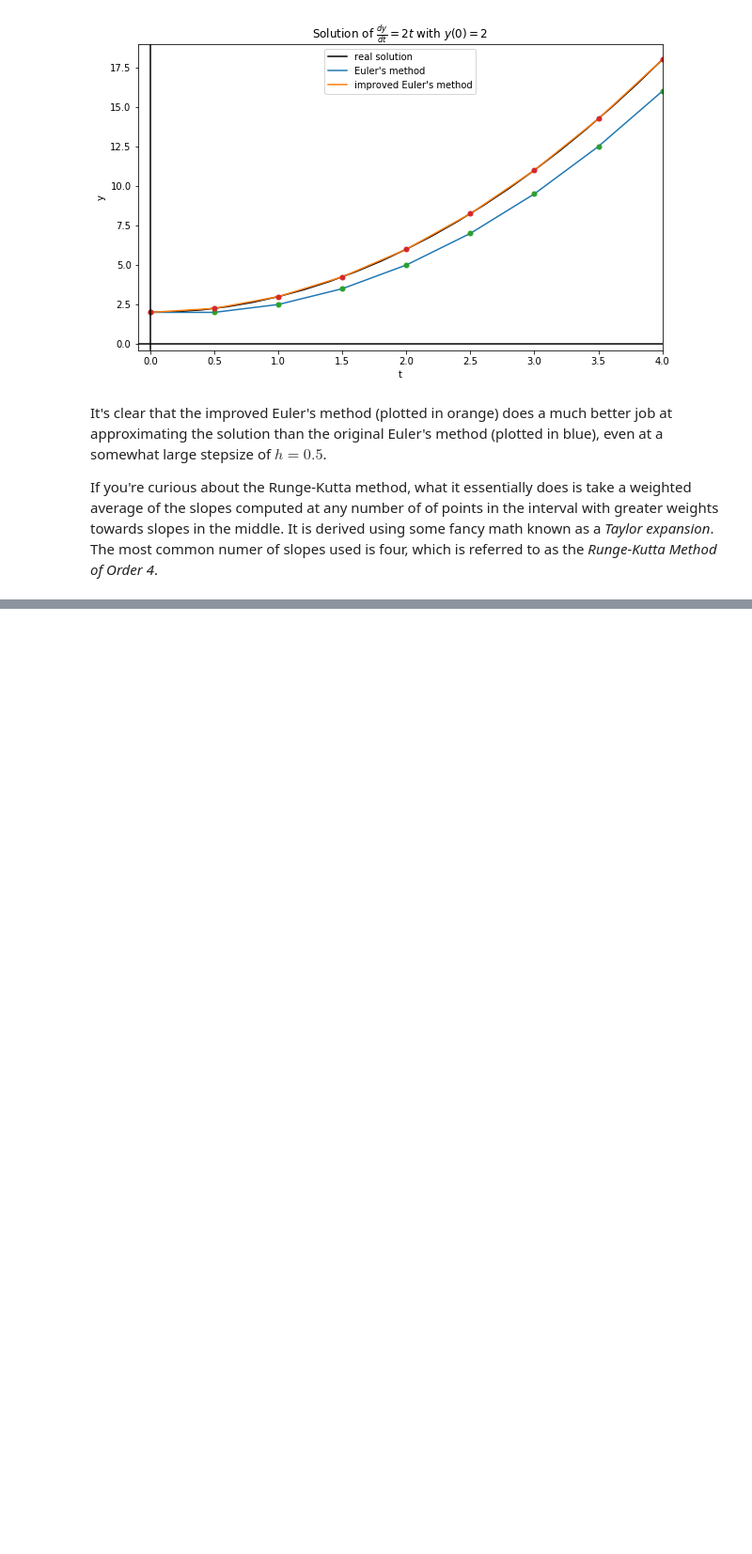
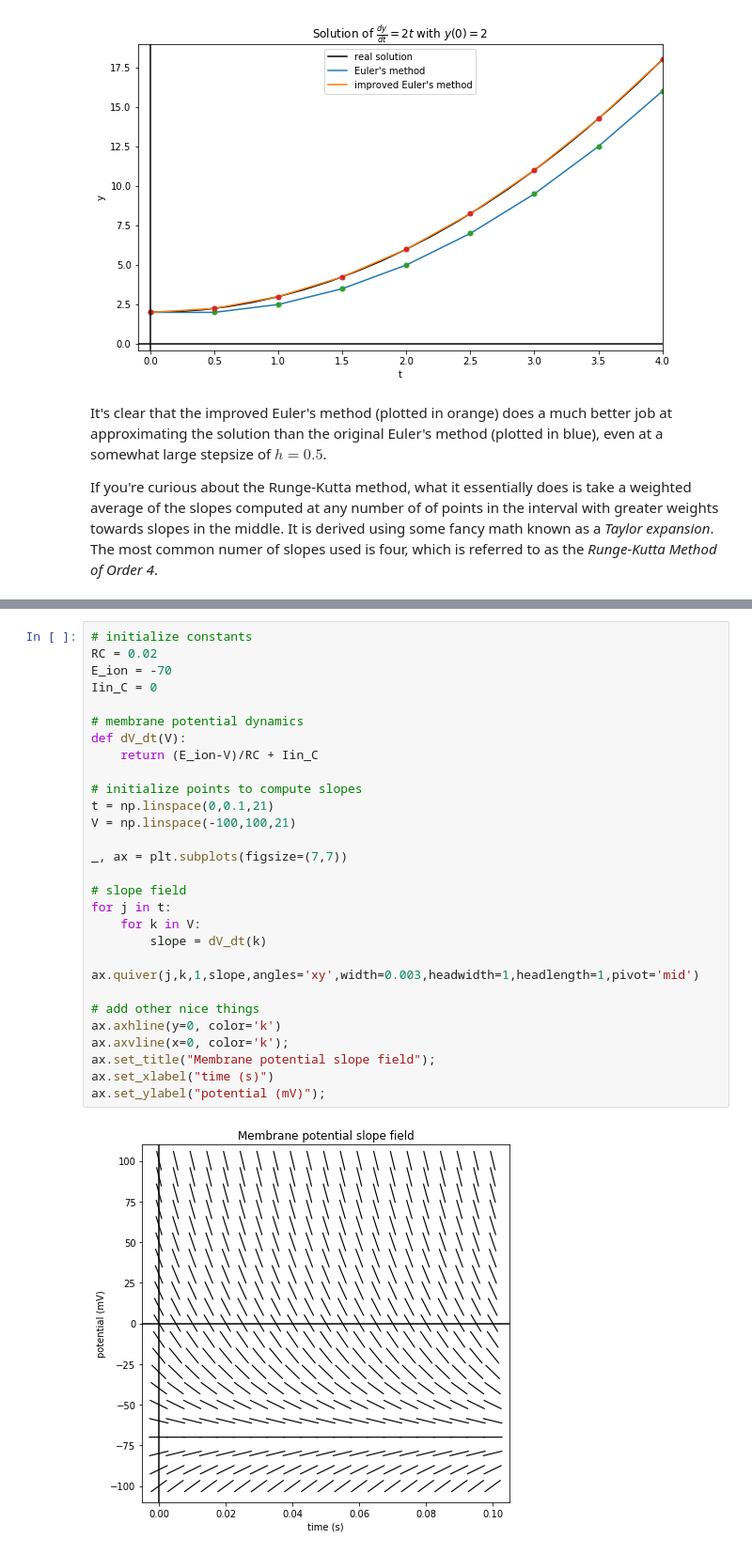
Before and after one commit to PrincetonUniversity/pni_bootcamp_2020, a Jupyter notebook: Module04_CalcDiffEQ/Day02_DiffEQ_Lecture.ipynb, the cells around one changed output, grey strips where cells are left out. Shown at 94% size. Drawn from its saved outputs; the diff is of its cells as text; blank space fills up the shorter version.

```diff
--- a/Module04_CalcDiffEQ/Day02_DiffEQ_Lecture.ipynb
+++ b/Module04_CalcDiffEQ/Day02_DiffEQ_Lecture.ipynb
@@ -426,0 +412,30 @@ Things to lead into:
+# %%
+# initialize constants
+RC = 0.02
+E_ion = -70
+Iin_C = 0
+
+# membrane potential dynamics
+def dV_dt(V):
+    return (E_ion-V)/RC + Iin_C
+
+# initialize points to compute slopes
+t = np.linspace(0,0.1,21)
+V = np.linspace(-100,100,21)
+
+_, ax = plt.subplots(figsize=(7,7))
+
+# slope field
+for j in t:
+    for k in V:
+        slope = dV_dt(k)
+        ax.quiver(j,k,1,slope,angles='xy',width=0.003,headwidth=1,headlength=1,pivot='mid')
+
+# add other nice things
+ax.axhline(y=0, color='k')
+ax.axvline(x=0, color='k');
+ax.set_title("Membrane potential slope field");
+ax.set_xlabel("time (s)")
+ax.set_ylabel("potential (mV)");
+# %% [output]
+[figure, added]
```
Also changed, not shown: parts of 17 cells of this notebook, 3 other files.
